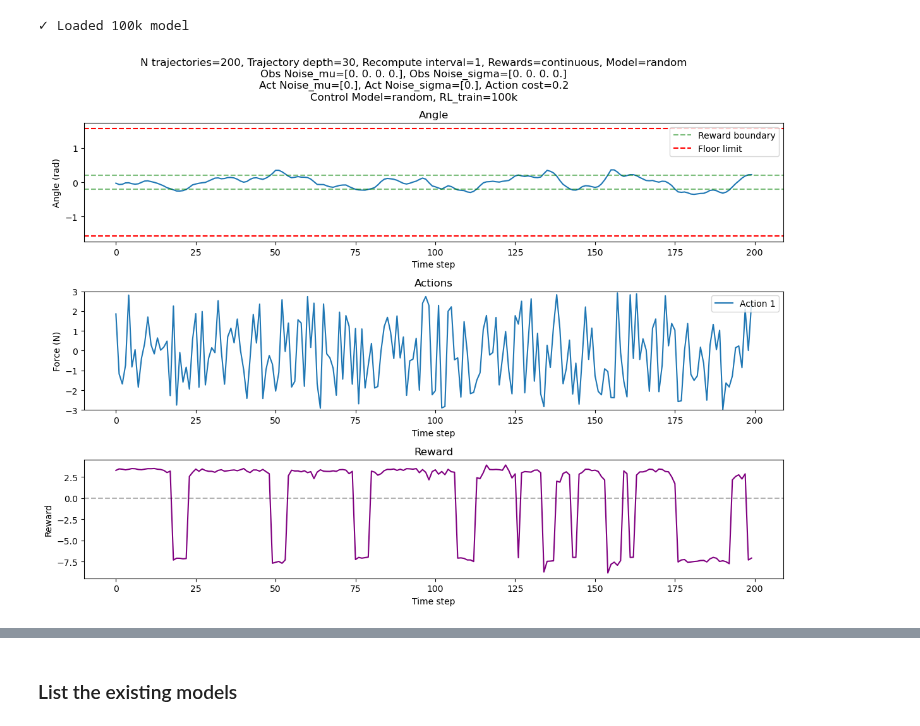
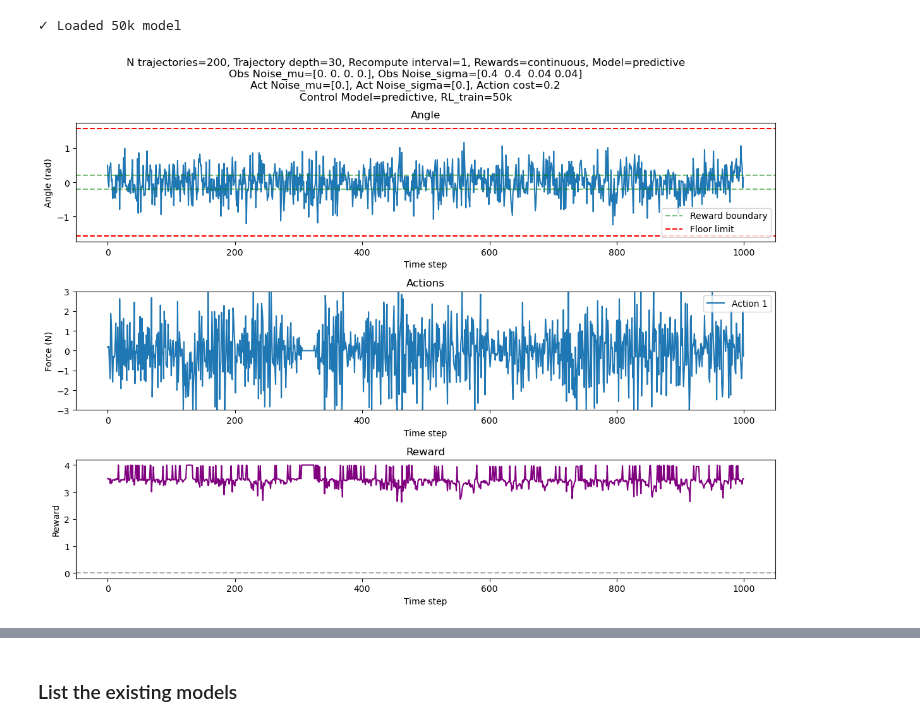
Before and after one commit to jtbuch/mpc_dojo, a Jupyter notebook: cartpole/notebooks/MujocoCartpoleSimulations.ipynb, the cells around one changed output, grey strips where cells are left out. Cells and saved outputs as stored; diff of their text form; code cells hidden in the pictures.

```diff
--- a/cartpole/notebooks/MujocoCartpoleSimulations.ipynb
+++ b/cartpole/notebooks/MujocoCartpoleSimulations.ipynb
@@ -16,16 +16,16 @@ planning_width = 200 # how many trajectories to simulate
 n_planning = 30 # how deep the rolout of each trajectory is
 recompute_interval = 1
 n_episodes = 1
-time_steps = 200
+time_steps = 1000
 reward_type='continuous' # rewards can be 'discrete' or 'continuous'
 obs_noise_mu=np.array([0.0, 0.0, 0.0, 0.0]) # mean of the noise added to the observations
-obs_noise_sigma=np.array([0.0, 0.0, 0.0, 0.0]) # standard deviation of the noise added to the observations
+obs_noise_sigma=np.array([0.4, 0.4, 0.04, 0.04]) # standard deviation of the noise added to the observations
 act_noise_mu=np.array([0.0]) # mean of the noise added to the actions
 act_noise_sigma=np.array([0.0]) # standard deviation of the noise added to the actions
 action_cost = 0.2
-control_model = 'random' # sampling method can be 'predictive' or 'random'
-value = 'rl' # value can be 'env' or 'rl' to use MuJoCo env or RL model
-rl_model = '500k' # name of the RL model to use, if applicable
+control_model = 'predictive' # sampling method can be 'predictive' or 'random'
+value = 'env' # value can be 'env' or 'rl' to use MuJoCo env or RL model
+rl_model = '50k' # name of the RL model to use, if applicable
 
 bird = MPCShittyBird(n_actions = 10, planning_width=planning_width, n_planning=n_planning, reward_type=reward_type, action_cost=action_cost, control_model=control_model,value=value, rl_model=rl_model)
 
@@ -56,35 +56,35 @@ plt.subplot(3, 1, 1)  # Changed to 3 rows
 plt.plot(angle)
 plt.title('Angle')
 plt.xlabel('Time step')
 plt.ylabel('Angle (rad)')
 plt.axhline(y=-0.2, color='g', linestyle='--', alpha=0.5, label='Reward boundary')
 plt.axhline(y=0.2, color='g', linestyle='--', alpha=0.5)
 plt.axhline(y=-1.573, color='r', linestyle='--', label='Floor limit')
 plt.axhline(y=1.573, color='r', linestyle='--')
 plt.legend()
 
 # Plot the actions
 plt.subplot(3, 1, 2)  # Changed to 3 rows
 plt.plot(actions)
 plt.title('Actions')
 plt.xlabel('Time step')
 plt.ylabel('Force (N)')
 plt.ylim(-3, 3)
 plt.legend([f'Action {i+1}' for i in range(actions.shape[1])], loc='upper right')
 
 # Add reward subplot
 plt.subplot(3, 1, 3)
 plt.plot(reward, 'purple')
 plt.title('Reward')
 plt.xlabel('Time step')
 plt.ylabel('Reward')
 plt.axhline(y=0, color='k', linestyle='--', alpha=0.3)
 
 plt.tight_layout()
 plt.show()
 # %% [output]
-✓ Loaded 100k model
+✓ Loaded 50k model
-[figure, old version]
+[figure, new version]
 # %%
 # Define configuration
 obs_noise = float(0.0)
```
Also changed, not shown: parts of 1 cell of this notebook.
